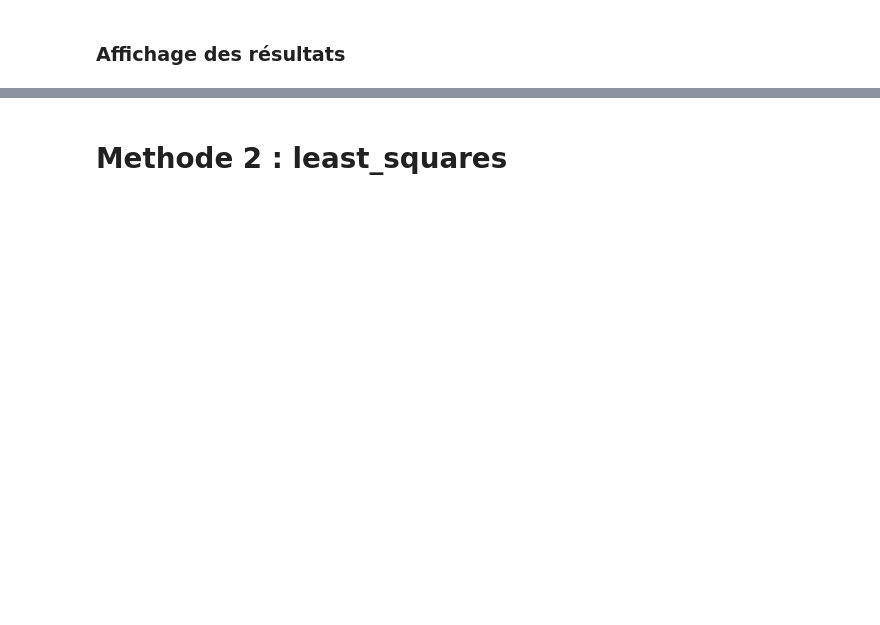
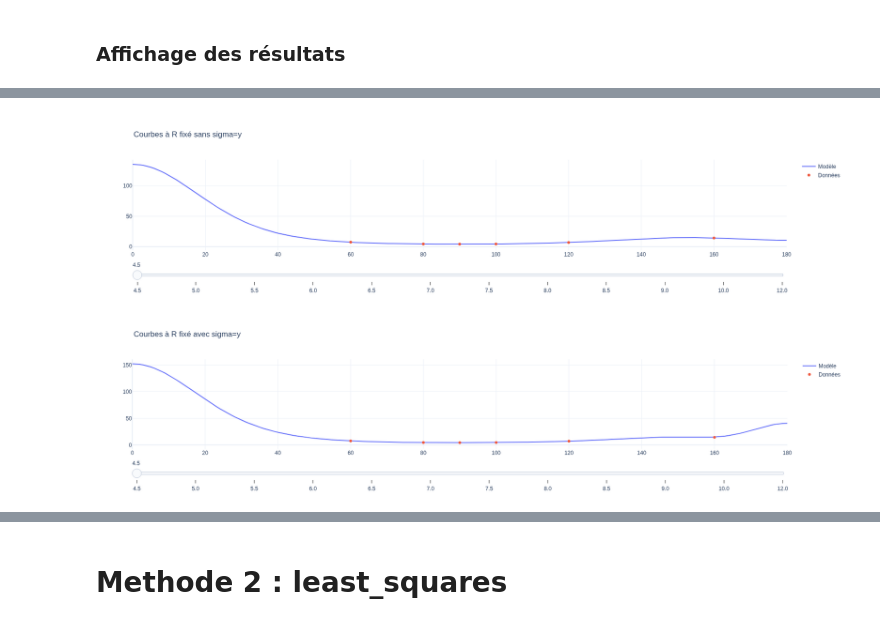
Before and after one commit to Amynek/Stage-M1, a Jupyter notebook: He-HCN.ipynb, the cells around one changed output, grey strips where cells are left out. Cells and saved outputs as stored; diff of their text form; code cells hidden in the pictures; blank space fills up the shorter version.

```diff
--- a/He-HCN.ipynb
+++ b/He-HCN.ipynb
@@ -289,9 +340,9 @@ plot_interactif(V_opt, params_He, Theta_vals, x_R, He,
 R_vals = np.array([4.5,5.0,5.5,6.0,6.5,7.0,7.5,8.0,8.5,9.0,10.0,12.0])
 x = np.linspace(0, 180, 180)
 plot_interactif(V_opt, params_opt_cf, R_vals, x, He,
-                fixed_col="R", x_col="Theta", y_col="Energy",
+                fixed_col="R", x_col="Theta", y_col="Energy_mEh",
                 title="Courbes à R fixé sans sigma=y")
 plot_interactif(V_opt, params_opt_cf_sigma, R_vals, x, He,
-                fixed_col="R", x_col="Theta", y_col="Energy",
+                fixed_col="R", x_col="Theta", y_col="Energy_mEh",
                 title="Courbes à R fixé avec sigma=y")
 # %% [output]
@@ -300,3 +349,5 @@ plot_interactif(V_opt, params_opt_cf_sigma, R_vals, x, He,
+[figure, added]
+[figure, added]
 # %%
 Theta_vals = np.array([0., 20., 40., 60., 80., 90., 100., 115., 120., 140., 160., 180.])
 x_R = np.linspace(4, 12, 100)
```
Also changed, not shown: parts of 20 cells of this notebook, 4 other files.
